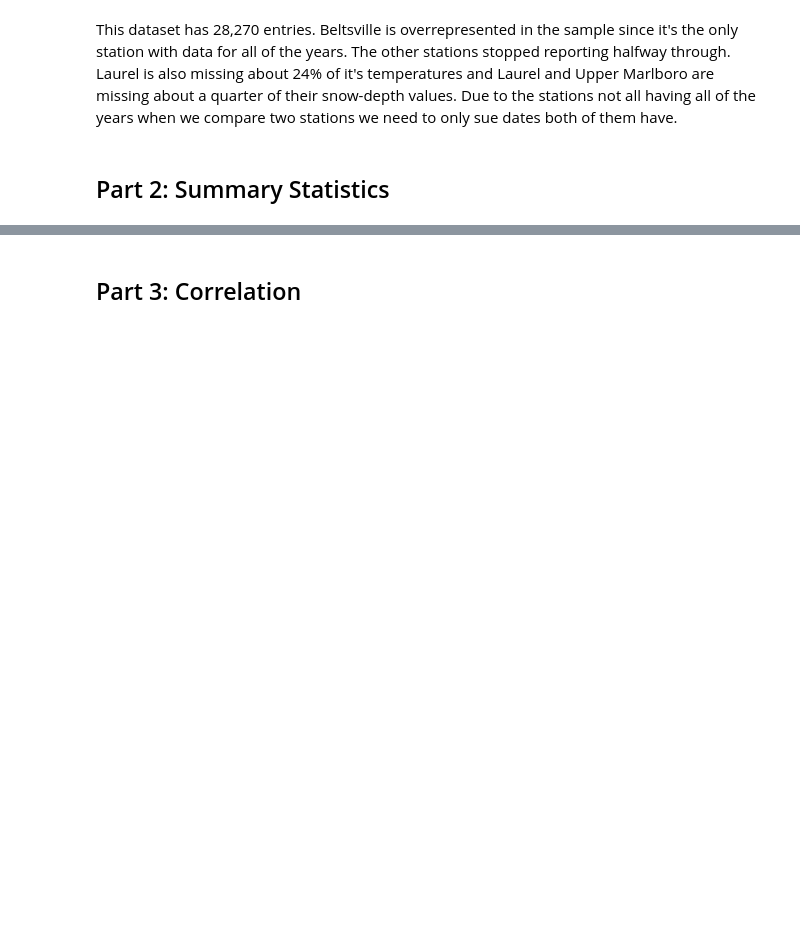
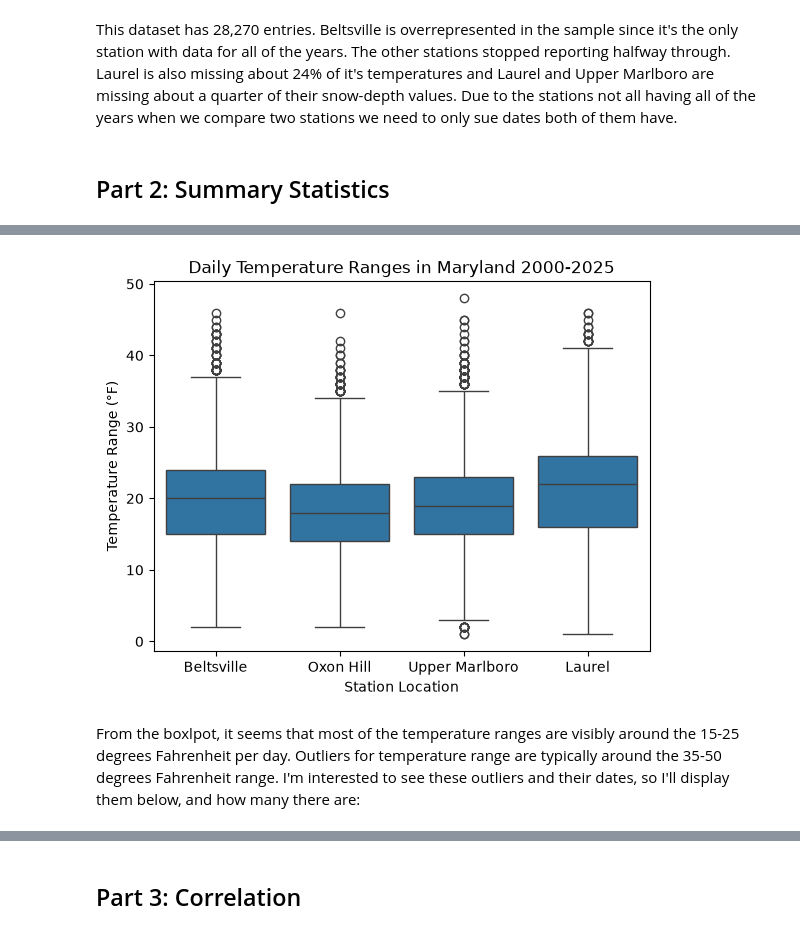
Before and after one commit to deebee27/CMSC320-Final-Project, a Jupyter notebook: checkpoint2.ipynb, the cells around one changed output, grey strips where cells are left out. Cells and saved outputs as stored; diff of their text form; code cells hidden in the pictures; blank space fills up the shorter version.

```diff
--- a/checkpoint2.ipynb
+++ b/checkpoint2.ipynb
@@ -153,0 +195,5 @@ maybe compare average temps/rain by station or month, and check for outliers. FY
+# %%
+df['temperature_range'] = df['tmax'] - df['tmin']
+
+#Now that I have the last column I'll make for this section, I want to know how many not null entries there are for each station in each column so I can accurately make claims on the outlier ratios later on
+df.groupby('station').count()
@@ -153,0 +207,13 @@ maybe compare average temps/rain by station or month, and check for outliers. FY
+# %%
+plt.figure()
+ax = sns.boxplot(data = df, x = 'station', y = 'temperature_range')
+labels = ['Beltsville', 'Oxon Hill', 'Upper Marlboro', 'Laurel']
+ax.set_xticks(ticks = range(len(labels)), labels = labels)
+plt.title('Daily Temperature Ranges in Maryland 2000-2025')
+plt.xlabel('Station Location')
+plt.ylabel('Temperature Range (°F)')
+plt.show()
+# %% [output]
+[figure, added]
+# %% [markdown]
+From the boxlpot, it seems that most of the temperature ranges are visibly around the 15-25 degrees Fahrenheit per day. Outliers for temperature range are typically around the 35-50 degrees Fahrenheit range. I'm interested to see these outliers and their dates, so I'll display them below, and how many there are:
```
Also changed, not shown: parts of 36 cells of this notebook.
